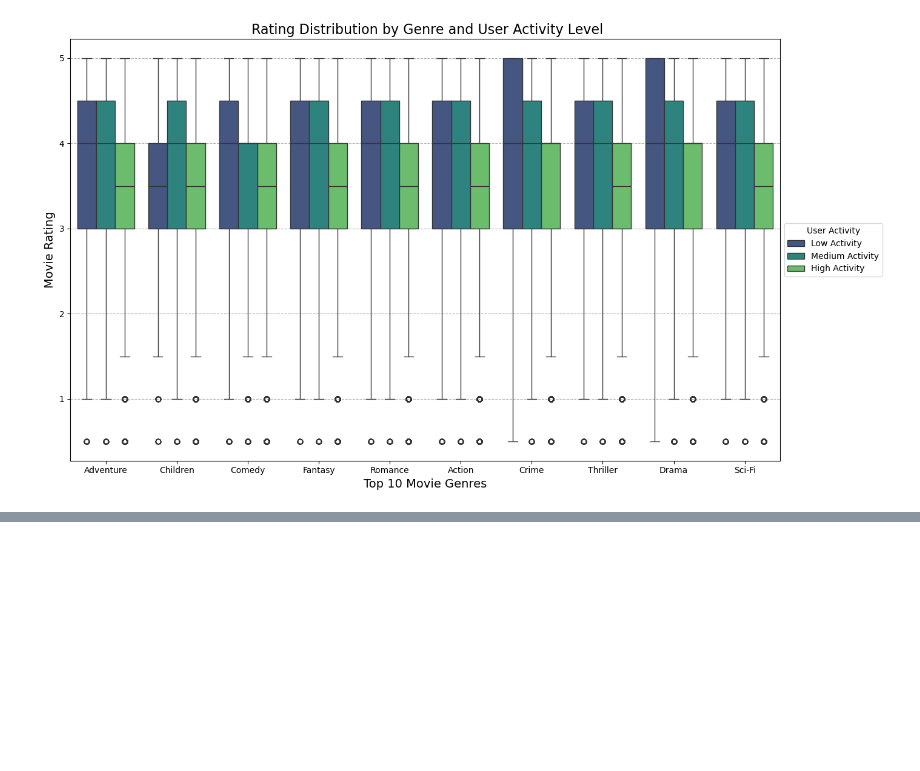
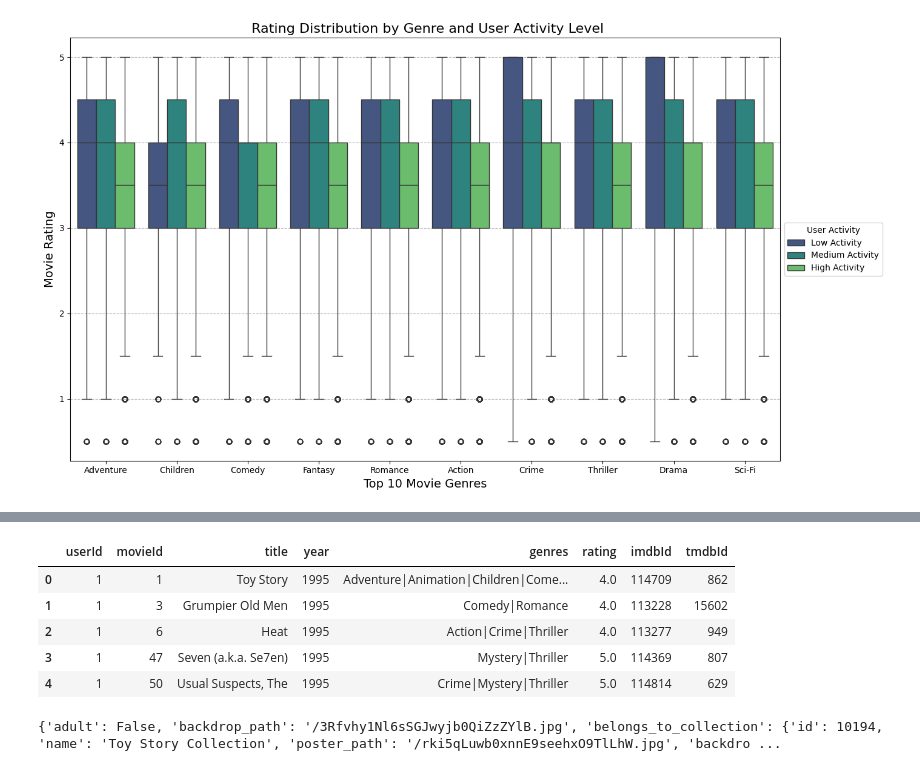
Before and after one commit to M-Nesphory/Movie_Recommendation_System, a Jupyter notebook: recommender_notebook.ipynb, the cells around one changed output, grey strips where cells are left out. Saved outputs shown, nothing was run; the diff lists cells and outputs as text; code cells hidden in the pictures; blank space fills up the shorter version.

```diff
--- a/recommender_notebook.ipynb
+++ b/recommender_notebook.ipynb
@@ -905,0 +1075,37 @@ plt.show();
+# %%
+#drop null values from enriched_df
+enriched_df = enriched_df.dropna()
+
+# reset the index
+enriched_df = enriched_df.reset_index(drop=True)
+enriched_df.head()
+# %% [output]
+|  | userId | movieId | title | year | genres | rating | imdbId | tmdbId |
+| 0 | 1 | 1 | Toy Story | 1995 | Adventure|Animation|Children|Come... | 4.0 | 114709 | 862 |
+| 1 | 1 | 3 | Grumpier Old Men | 1995 | Comedy|Romance | 4.0 | 113228 | 15602 |
+| 2 | 1 | 6 | Heat | 1995 | Action|Crime|Thriller | 4.0 | 113277 | 949 |
+| 3 | 1 | 47 | Seven (a.k.a. Se7en) | 1995 | Mystery|Thriller | 5.0 | 114369 | 807 |
+| 4 | 1 | 50 | Usual Suspects, The | 1995 | Crime|Mystery|Thriller | 5.0 | 114814 | 629 |
+# %%
+import requests
+
+# Example TMDb movie ID
+tmdb_id = 862  # e.g., Toy Story
+
+# Your API key
+api_key = '7bef5d1ee03cea80524c9579ef5735fa'
+
+# Build the URL
+url = f'https://api.themoviedb.org/3/movie/{tmdb_id}?api_key={api_key}&language=en-US'
+
+# Make the request
+response = requests.get(url)
+
+#check if request was successful
+if response.status_code == 200:
+    movie_data = response.json()
+    print(movie_data)
+else:
+    print("Error:", response.status_code)
+# %% [output]
+{'adult': False, 'backdrop_path': '/3Rfvhy1Nl6sSGJwyjb0QiZzZYlB.jpg', 'belongs_to_collection': {'id': 10194, 'name': 'Toy Story Collection', 'poster_path': '/rki5qLuwb0xnnE9seehxO9TlLhW.jpg', 'backdro ...
```
Also changed, not shown: parts of 38 cells of this notebook, 4 other files.
